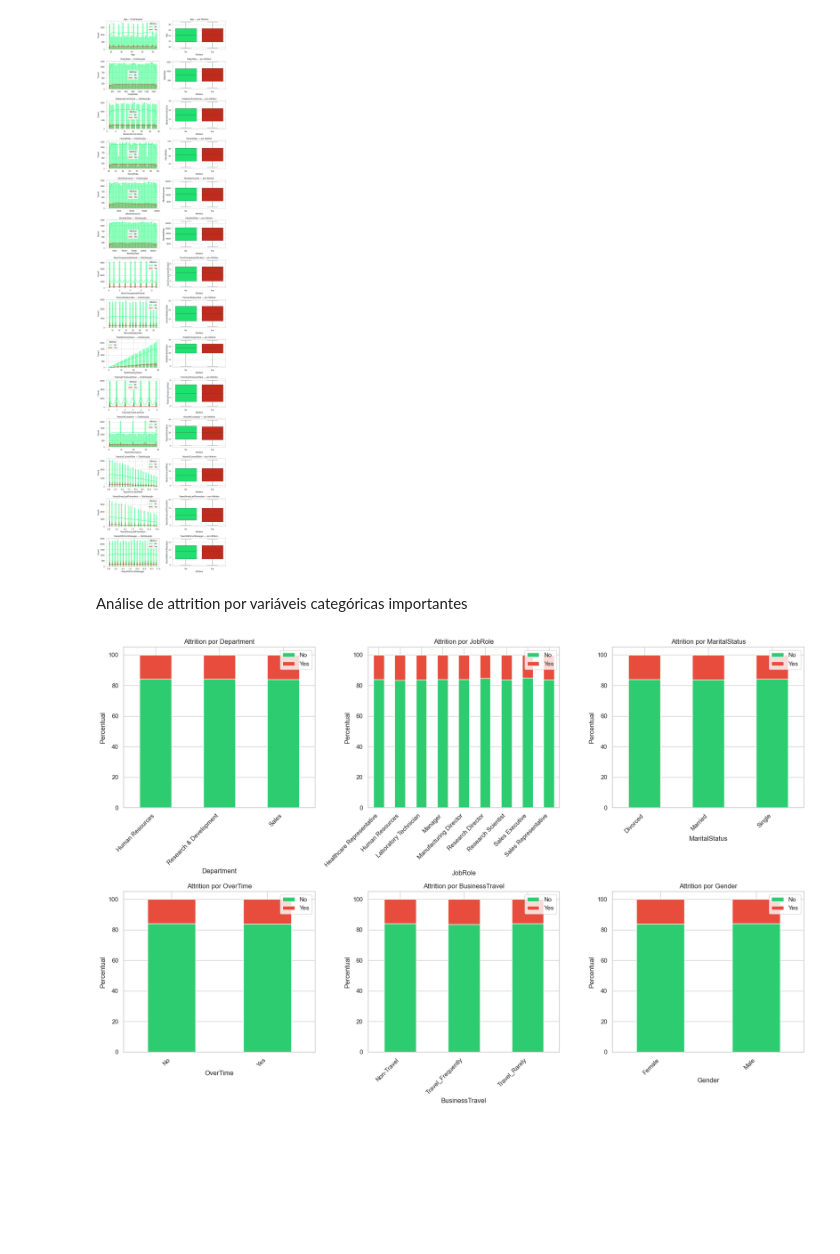
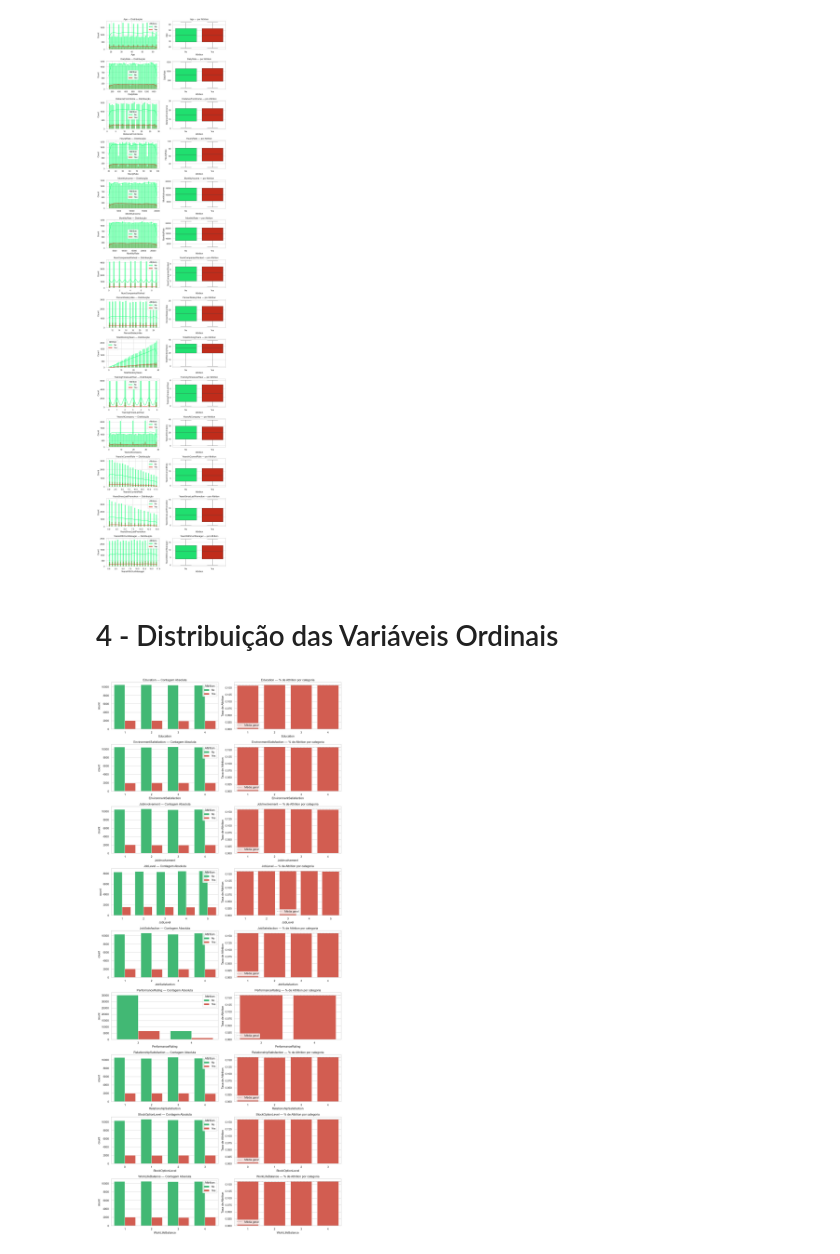
Before and after one commit to JonasGX/model-techcorp-attrition, a Jupyter notebook: notebooks/01_EDA.ipynb, the cells around one changed output. Cells and saved outputs as stored; diff of their text form; code cells hidden in the pictures; blank space fills up the shorter version.

Commit message:
Finalização das análises visuais para variaveis categóricas e dando inicio nas validações para variaveis ordinais

```diff
--- a/notebooks/01_EDA.ipynb
+++ b/notebooks/01_EDA.ipynb
@@ -346,7 +279,7 @@ Realizando uma amostragem estratificada com as mesmas proporções da coluna 'At
 # Solução compatível com Pandas 2.0+
 df_sample = (
     df_eda.groupby('Attrition', group_keys=False)
-    .apply(lambda x: x.sample(frac=0.05, random_state=42), include_groups=False)
+    .apply(lambda x: x.sample(frac=0.1, random_state=42), include_groups=False)
     .reset_index(drop=False)  # mantém o índice original que contém o Attrition
 )
 
@@ -397,28 +330,32 @@ plt.savefig('../reports/distribuicao_variaveis_continuas.png', dpi=150, bbox_inc
 plt.show()
 # %% [output]
 [figure]
-# %% [markdown]
-Análise de attrition por variáveis categóricas importantes
-# %%
-fig, axes = plt.subplots(2, 3, figsize=(18, 12))
-axes = axes.ravel()
-
-important_cats = ['Department', 'JobRole', 'MaritalStatus', 'OverTime', 'BusinessTravel', 'Gender']
-
-for idx, col in enumerate(important_cats):
-    crosstab = pd.crosstab(df_sample[col], df['Attrition'])
-    crosstab_pct = crosstab.div(crosstab.sum(axis=1), axis=0) * 100
-
-    crosstab_pct.plot(kind='bar', ax=axes[idx], stacked=True, color=['#2ecc71', '#e74c3c'])
-    axes[idx].set_title(f'Attrition por {col}')
-    axes[idx].set_ylabel('Percentual')
-    axes[idx].legend(['No', 'Yes'], loc='upper right')
-    axes[idx].set_xticklabels(axes[idx].get_xticklabels(), rotation=45, ha='right')
-
-plt.tight_layout()
-plt.show()
-# %% [output]
-[figure, removed]
+# %% [markdown]
+# 4 - Distribuição das Variáveis Ordinais
 # %%
-# TODO: Antes de iniciar as interpretações dos gráficos, separar a coluna target do dataset
-# TODO: Corrigir problem de push para o csv: File data/raw/ibm_hr_analytics_sintetico.csv is 168.57 MB; this exceeds GitHub's file size limit of 100.00 MB
+fig, axes = plt.subplots(len(num_ordinais), 2, figsize=(14, len(num_ordinais) * 3.5))
+
+for i, col in enumerate(num_ordinais):
+    # --- Gráfico 1: Contagem absoluta (visão geral) ---
+    sns.countplot(data=df_sample, x=col, hue='Attrition',
+                  ax=axes[i, 0], palette={'No': '#2ecc71', 'Yes': '#e74c3c'})
+    axes[i, 0].set_title(f'{col} — Contagem Absoluta')
+    axes[i, 0].legend(title='Attrition')
+
+    # --- Gráfico 2: Proporção de Attrition por categoria ---
+    prop = (df_eda.groupby(col)['AttritionFlag']
+            .mean()
+            .reset_index())
+    sns.barplot(data=prop, x=col, y='AttritionFlag',
+                ax=axes[i, 1], color='#e74c3c')
+    axes[i, 1].set_title(f'{col} — % de Attrition por categoria')
+    axes[i, 1].set_ylabel('Taxa de Attrition')
+    axes[i, 1].axhline(df_eda['AttritionFlag'].mean(), color='gray',
+                        linestyle='--', linewidth=1, label='Média geral')
+    axes[i, 1].legend()
+
+plt.tight_layout()
+plt.savefig('../reports/distribuicao_variaveis_ordinais.png', dpi=150, bbox_inches='tight')
+plt.show()
+# %% [output]
+[figure, added]
```
Also changed, not shown: parts of 9 cells of this notebook, 7 other files.
